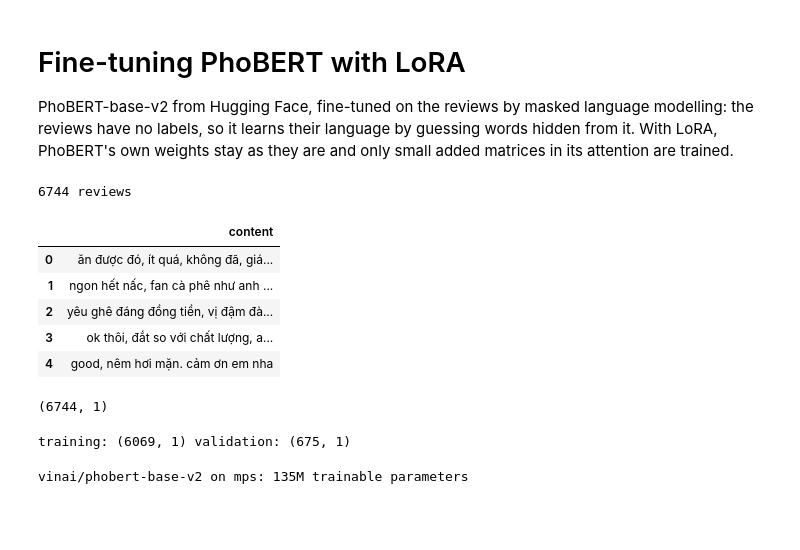
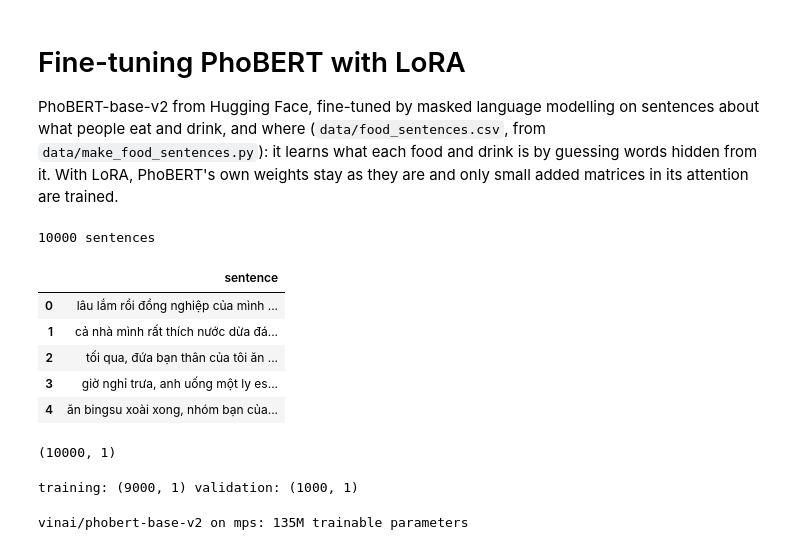
Before and after one commit to viettungvuong/EmIuMuaGi, a Jupyter notebook: ai-notebooks/finetune_bert.ipynb, the cells around one changed output. Cells and saved outputs as stored; diff of their text form; code cells hidden in the pictures; blank space fills up the shorter version.

```diff
--- a/ai-notebooks/finetune_bert.ipynb
+++ b/ai-notebooks/finetune_bert.ipynb
@@ -1,48 +1,47 @@
 # %% [markdown]
 # Fine-tuning PhoBERT with LoRA
 
-PhoBERT-base-v2 from Hugging Face, fine-tuned on the reviews by masked language modelling: the reviews have no labels, so it learns their language by guessing words hidden from it. With LoRA, PhoBERT's own weights stay as they are and only small added matrices in its attention are trained.
+PhoBERT-base-v2 from Hugging Face, fine-tuned by masked language modelling on sentences about what people eat and drink, and where (`data/food_sentences.csv`, from `data/make_food_sentences.py`): it learns what each food and drink is by guessing words hidden from it. With LoRA, PhoBERT's own weights stay as they are and only small added matrices in its attention are trained.
 # %%
 import unicodedata
 
 import pandas as pd
 
 
 def clean(text: str) -> str:
     """Lowercased, with only letters, numbers, punctuation and spaces: emoji and other symbols are dropped.
     NFC first, so each Vietnamese letter is one character, not a letter plus combining accent marks."""
     text = unicodedata.normalize("NFC", text)
     text = "".join(ch for ch in text if unicodedata.category(ch)[0] in "LNPZ")
     return " ".join(text.split()).lower()
 
 
-data = pd.read_csv("data/bert_food_history.csv", usecols=["content"])
-data["content"] = data["content"].fillna("").map(clean)
-# Only written reviews: purchases not rated, or rated with just the stars, are dropped
-data = data[data["content"] != ""].reset_index(drop=True)
+# Sentences about what someone eats and drinks: "Tôi hay đi quán cà phê và uống matcha latte."
+data = pd.read_csv("data/food_sentences.csv", usecols=["sentence"])
+data["sentence"] = data["sentence"].map(clean)
 
-print(f"{len(data)} reviews")
+print(f"{len(data)} sentences")
 data.head()
 # %% [output]
-6744 reviews
+10000 sentences
-|  | content |
-| 0 | ăn được đó, ít quá, không đã, giá... |
-| 1 | ngon hết nấc, fan cà phê như anh ... |
-| 2 | yêu ghê đáng đồng tiền, vị đậm đà... |
-| 3 | ok thôi, đắt so với chất lượng, a... |
-| 4 | good, nêm hơi mặn. cảm ơn em nha |
+|  | sentence |
+| 0 | lâu lắm rồi đồng nghiệp của mình ... |
+| 1 | cả nhà mình rất thích nước dừa đá... |
+| 2 | tối qua, đứa bạn thân của tôi ăn ... |
+| 3 | giờ nghỉ trưa, anh uống một ly es... |
+| 4 | ăn bingsu xoài xong, nhóm bạn của... |
 # %%
 data.shape
 # %% [output]
-(6744, 1)
+(10000, 1)
 # %%
 from sklearn.model_selection import train_test_split
 
-# 90% to train on, 10% held back to check it on reviews it hasn't seen
+# 90% to train on, 10% held back to check it on sentences it hasn't seen
 train, val = train_test_split(data, test_size=0.1, random_state=0)
 print("training:", train.shape, "validation:", val.shape)
 # %% [output]
-training: (6069, 1) validation: (675, 1)
+training: (9000, 1) validation: (1000, 1)
 # %%
 import torch
 from transformers import AutoModelForMaskedLM, AutoTokenizer
```
Also changed, not shown: parts of 3 cells of this notebook, 3 other files.
